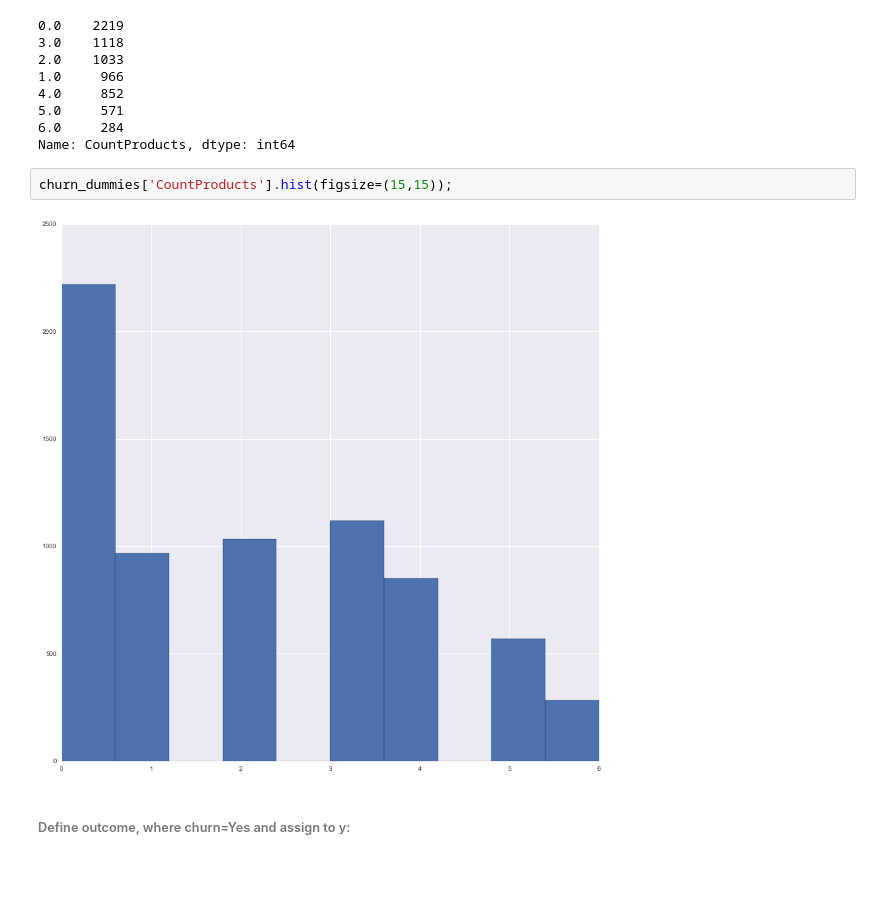
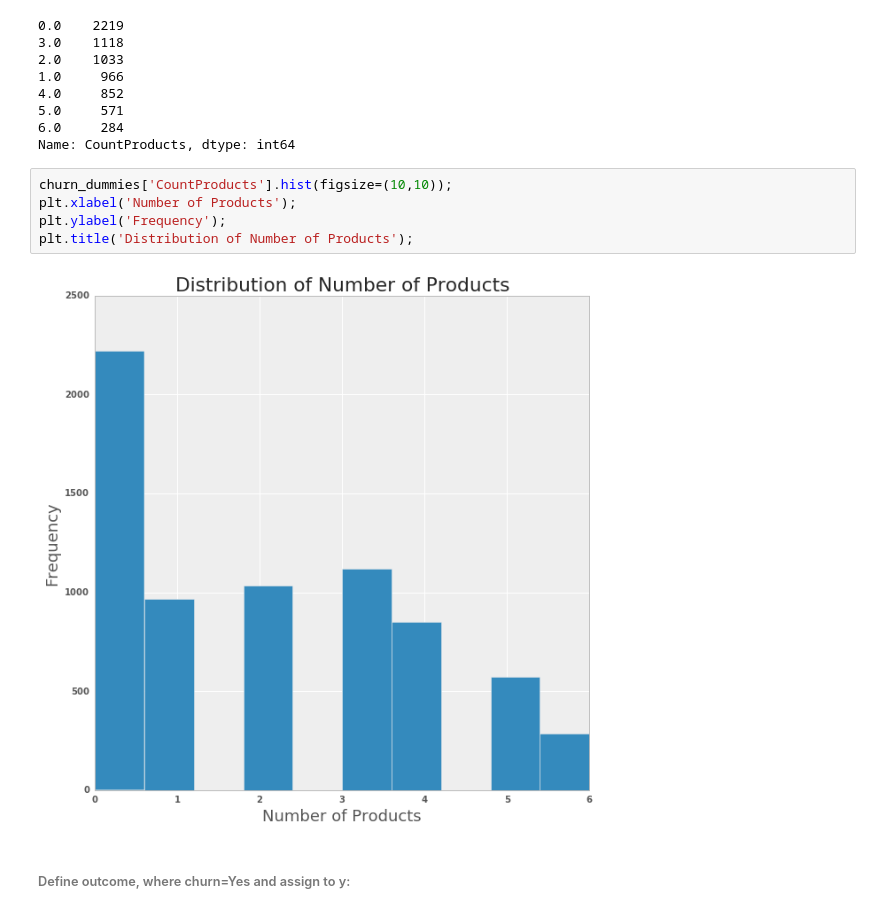
Before and after one commit to AmyinTX/Thinkful_Capstone, a Jupyter notebook: Capstone_RD.ipynb, the cells around one changed output. Cells and saved outputs as stored; diff of their text form; blank space fills up the shorter version.

```diff
--- a/Capstone_RD.ipynb
+++ b/Capstone_RD.ipynb
@@ -207,10 +253,13 @@ churn_dummies['CountProducts'].value_counts()
 5.0     571
 6.0     284
 Name: CountProducts, dtype: int64
-# %%
-churn_dummies['CountProducts'].hist(figsize=(15,15));
-# %% [output]
-[figure, removed]
+# %%
+churn_dummies['CountProducts'].hist(figsize=(10,10));
+plt.xlabel('Number of Products');
+plt.ylabel('Frequency');
+plt.title('Distribution of Number of Products');
+# %% [output]
+[figure, added]
 # %% [markdown]
 ###### Define outcome, where churn=Yes and assign to y:
 # %%
```
Also changed, not shown: parts of 8 cells of this notebook.
